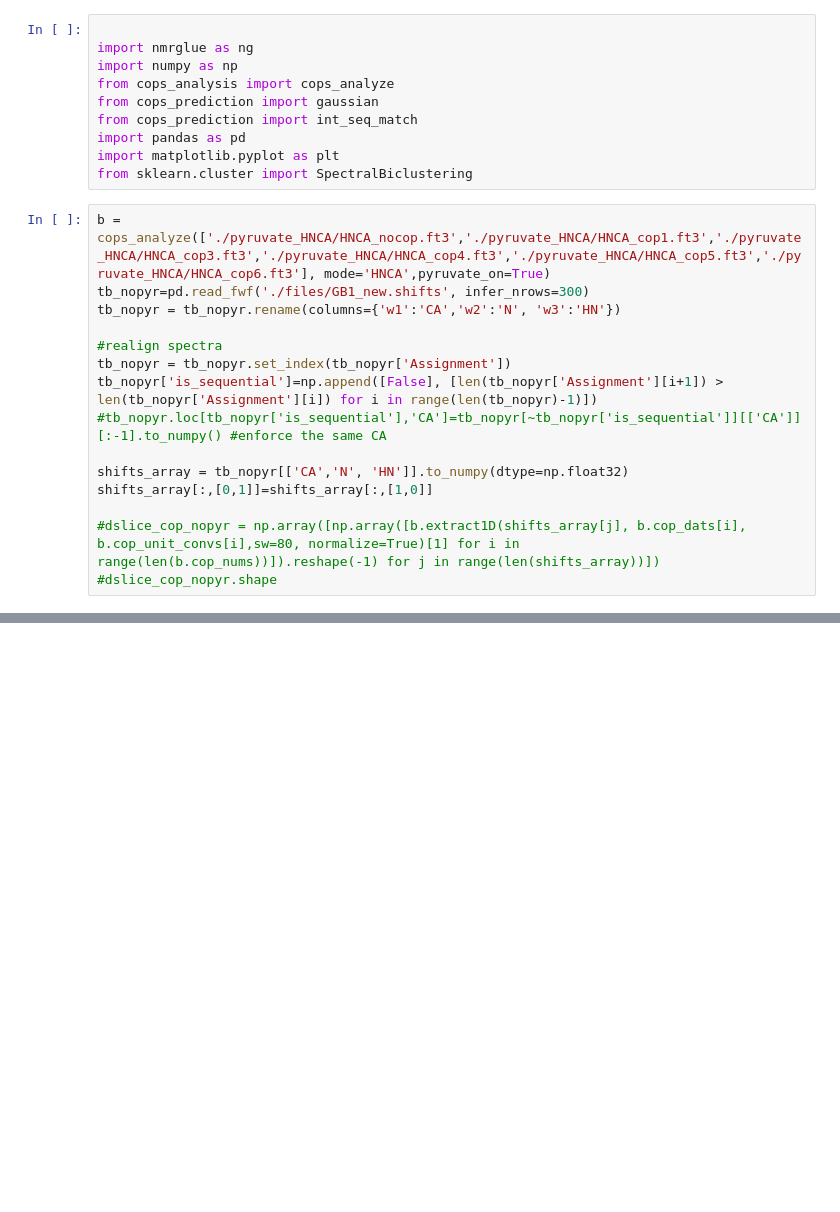
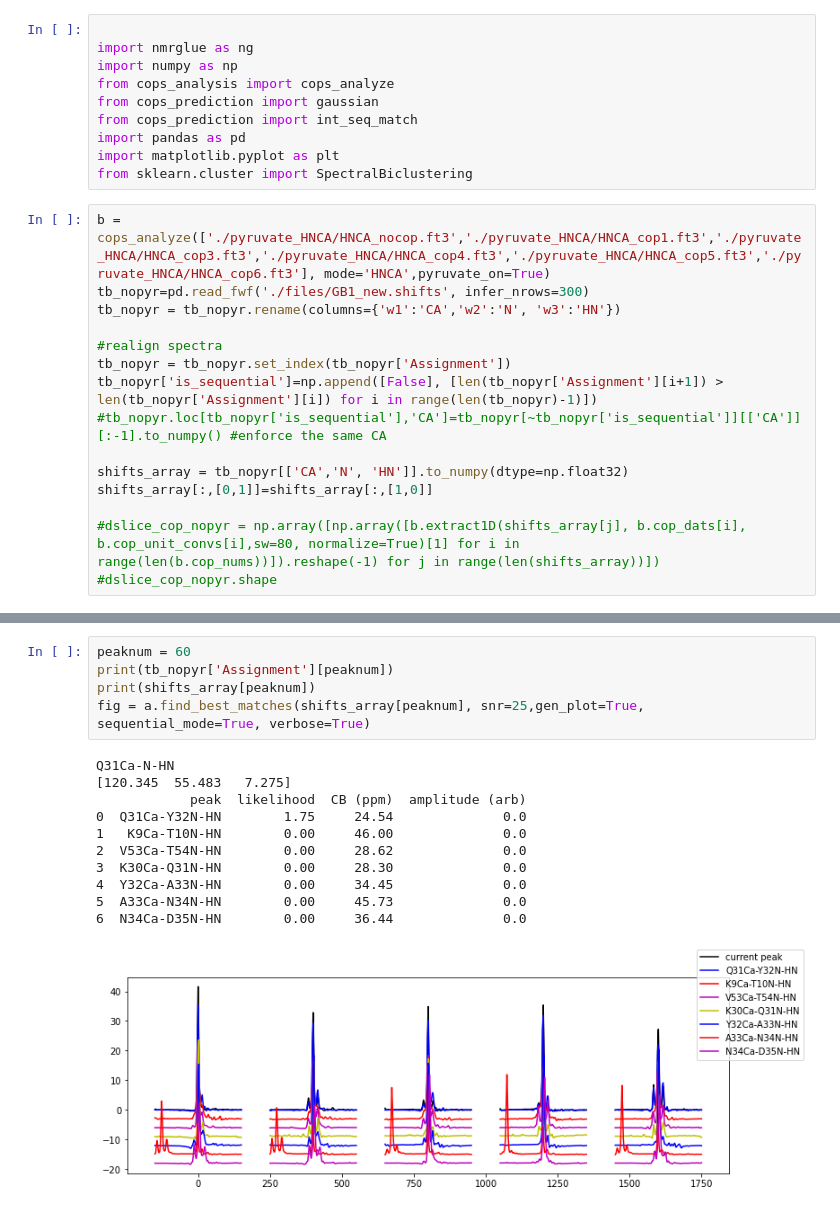
Before and after one commit to hkwang/COPS_analysis, a Jupyter notebook: dev/cops_xcorrelation_script.ipynb, the cells around one changed output, grey strips where cells are left out. Drawn from its saved outputs; the diff is of its cells as text; blank space fills up the shorter version.

```diff
--- a/dev/cops_xcorrelation_script.ipynb
+++ b/dev/cops_xcorrelation_script.ipynb
@@ -48,0 +47,17 @@ D21Ca-N-HN
+# %%
+peaknum = 60
+print(tb_nopyr['Assignment'][peaknum])
+print(shifts_array[peaknum])
+fig = a.find_best_matches(shifts_array[peaknum], snr=25,gen_plot=True, sequential_mode=True, verbose=True)
+# %% [output]
+Q31Ca-N-HN
+[120.345  55.483   7.275]
+            peak  likelihood  CB (ppm)  amplitude (arb)
+0  Q31Ca-Y32N-HN        1.75     24.54              0.0
+1   K9Ca-T10N-HN        0.00     46.00              0.0
+2  V53Ca-T54N-HN        0.00     28.62              0.0
+3  K30Ca-Q31N-HN        0.00     28.30              0.0
+4  Y32Ca-A33N-HN        0.00     34.45              0.0
+5  A33Ca-N34N-HN        0.00     45.73              0.0
+6  N34Ca-D35N-HN        0.00     36.44              0.0
+[figure, added]
```
Also changed, not shown: parts of 4 cells of this notebook, 2 other files.
